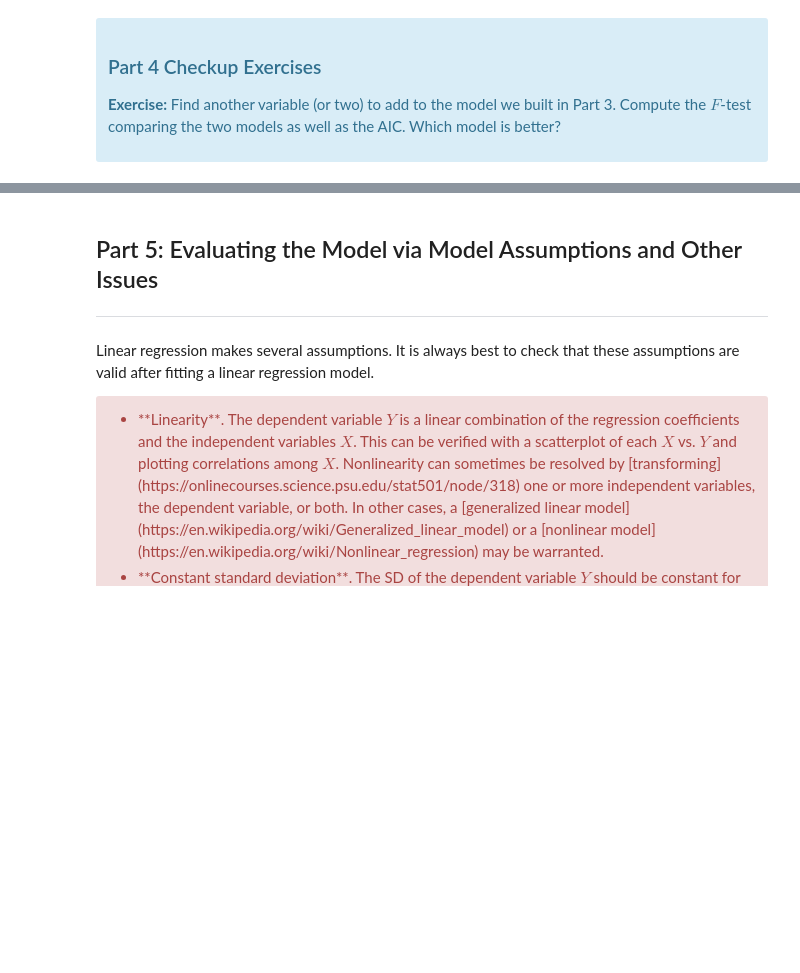
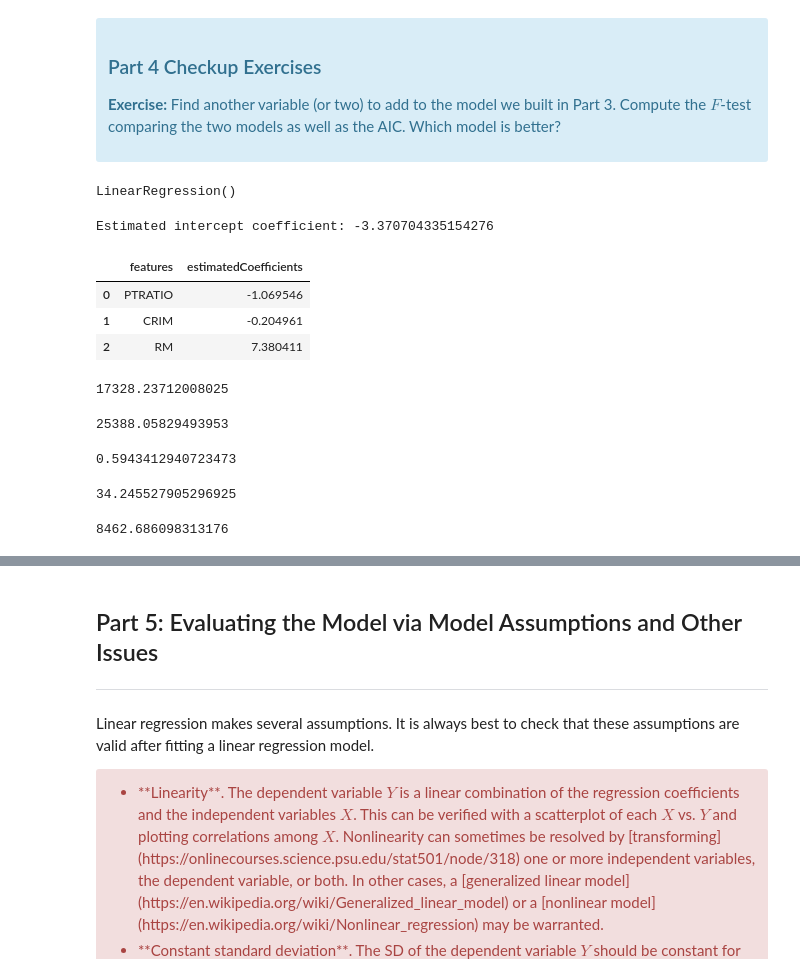
Before and after one commit to linah73/Springboard, a Jupyter notebook: Mini_Project_Linear_Regression.ipynb, the cells around one changed output, grey strips where cells are left out. Cells and saved outputs as stored; diff of their text form; code cells hidden in the pictures; blank space fills up the shorter version.

```diff
--- a/Mini_Project_Linear_Regression.ipynb
+++ b/Mini_Project_Linear_Regression.ipynb
@@ -675,7 +674,6 @@ Once we compute the $F$-statistic, we can use the $F$-distribution with $N-K$ an
 </div>
 # %%
 # your turn
-X = bos.PTRATIO
 
 # This creates a LinearRegression object
 lm = LinearRegression()
@@ -683,5 +681,5 @@ lm
 # %% [output]
 LinearRegression()
 # %%
-lm.fit(X, bos.PRICE)
+lm.fit(X[['PTRATIO']], bos.PRICE)
 # %% [output]
@@ -737,3 +789,47 @@ where $L$ is the likelihood of the model. AIC is meaningless in the absolute sen
 
 <p><b>Exercise:</b> Find another variable (or two) to add to the model we built in Part 3. Compute the $F$-test comparing the two models as well as the AIC. Which model is better?</p>
 </div>
+# %%
+lm = LinearRegression()
+lm.fit(X[['PTRATIO', 'CRIM', 'RM']], bos.PRICE)
+# %% [output]
+LinearRegression()
+# %%
+#Intercept
+print('Estimated intercept coefficient: {}'.format(lm.intercept_))
+# %% [output]
+Estimated intercept coefficient: -3.370704335154276
+# %%
+# The coefficients
+pd.DataFrame({'features': X[['PTRATIO', 'CRIM', 'RM']].columns, 'estimatedCoefficients': lm.coef_})[['features', 'estimatedCoefficients']]
+# %% [output]
+|  | features | estimatedCoefficients |
+| 0 | PTRATIO | -1.069546 |
+| 1 | CRIM | -0.204961 |
+| 2 | RM | 7.380411 |
+# %%
+rssPCR = np.sum((bos.PRICE - lm.predict(X[['PTRATIO', 'CRIM', 'RM']])) ** 2)
+print(rssPCR)
+# %% [output]
+17328.23712008025
+# %%
+essPCR = np.sum((lm.predict(X[['PTRATIO', 'CRIM', 'RM']]) - np.mean(bos.PRICE)) ** 2)
+print(essPCR)
+# %% [output]
+25388.05829493953
+# %%
+#Rsquared
+Rsq =  essPCR/(essPCR + rssPCR)
+print(Rsq)
+# %% [output]
+0.5943412940723473
+# %%
+msePCR = np.mean((bos.PRICE - lm.predict(X[['PTRATIO', 'CRIM', 'RM']])) ** 2)
+print(msePCR)
+# %% [output]
+34.245527905296925
+# %%
+msrPCR = essPCR/3
+print(msrPCR)
+# %% [output]
+8462.686098313176
```
Also changed, not shown: parts of 21 cells of this notebook.
